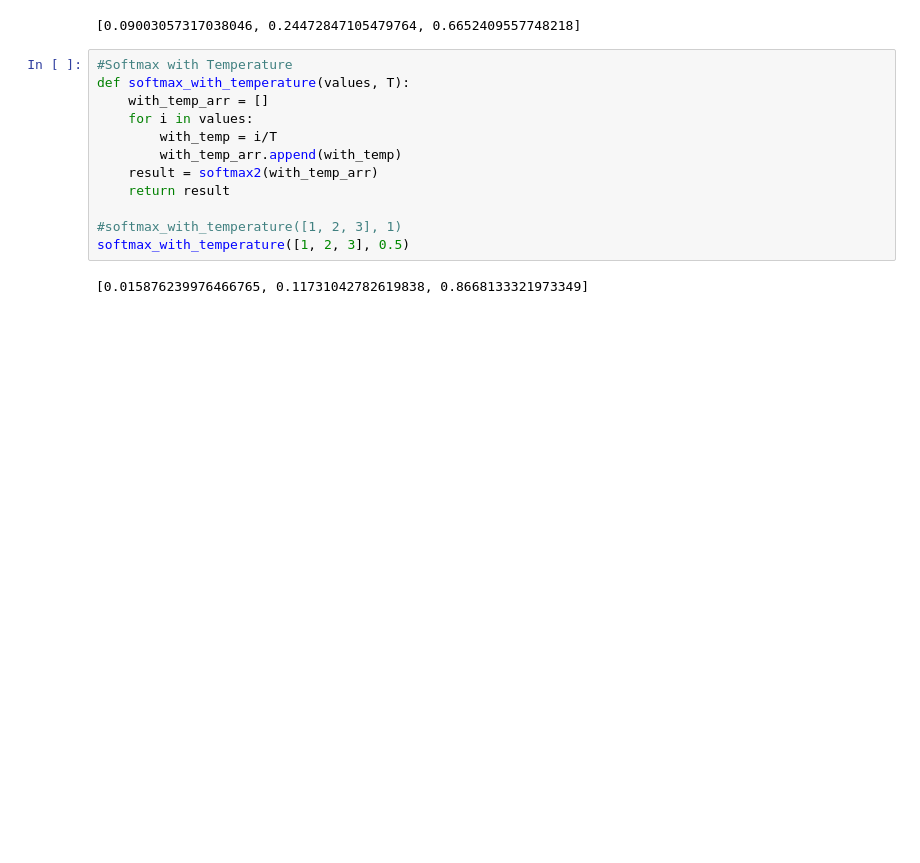
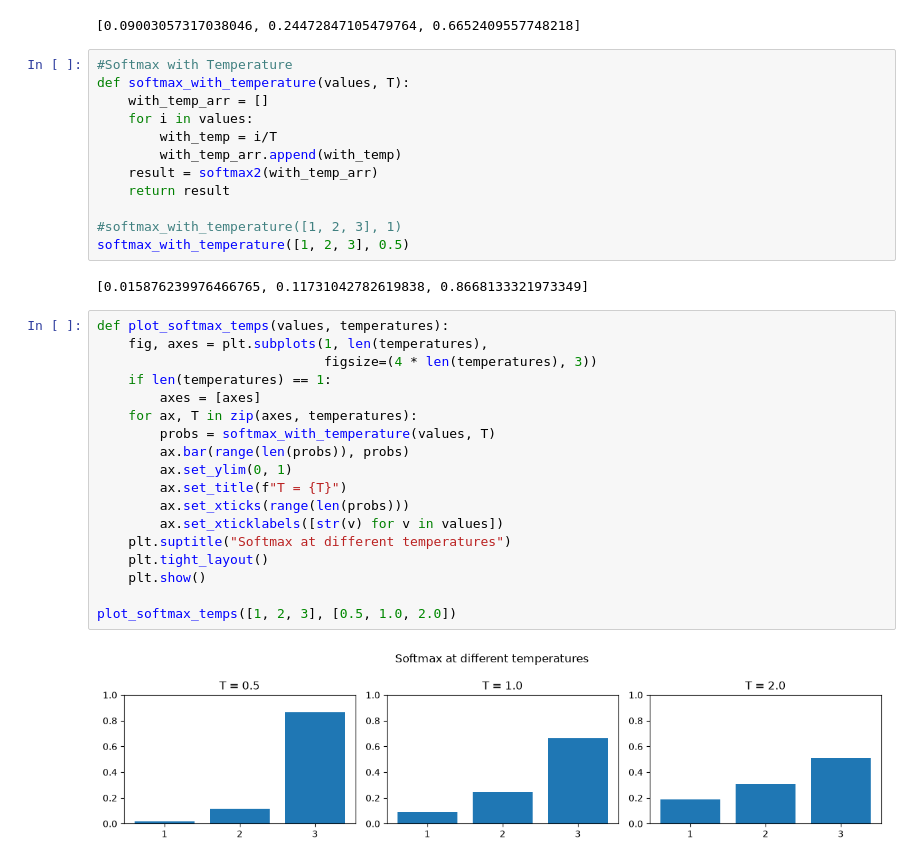
Before and after one commit to Premjeet478/AI-ML-Project, a Jupyter notebook: Loops & Array.ipynb, the cells around one changed output. Cells and saved outputs as stored; diff of their text form; blank space fills up the shorter version.

```diff
--- a/Loops & Array.ipynb
+++ b/Loops & Array.ipynb
@@ -907,3 +865,23 @@ def softmax_with_temperature(values, T):
 softmax_with_temperature([1, 2, 3], 0.5)
 # %% [output]
 [0.015876239976466765, 0.11731042782619838, 0.8668133321973349]
+# %%
+def plot_softmax_temps(values, temperatures):
+    fig, axes = plt.subplots(1, len(temperatures),
+                             figsize=(4 * len(temperatures), 3))
+    if len(temperatures) == 1:
+        axes = [axes]
+    for ax, T in zip(axes, temperatures):
+        probs = softmax_with_temperature(values, T)
+        ax.bar(range(len(probs)), probs)
+        ax.set_ylim(0, 1)
+        ax.set_title(f"T = {T}")
+        ax.set_xticks(range(len(probs)))
+        ax.set_xticklabels([str(v) for v in values])
+    plt.suptitle("Softmax at different temperatures")
+    plt.tight_layout()
+    plt.show()
+
+plot_softmax_temps([1, 2, 3], [0.5, 1.0, 2.0])
+# %% [output]
+[figure, added]
```
Also changed, not shown: parts of 14 cells of this notebook.
